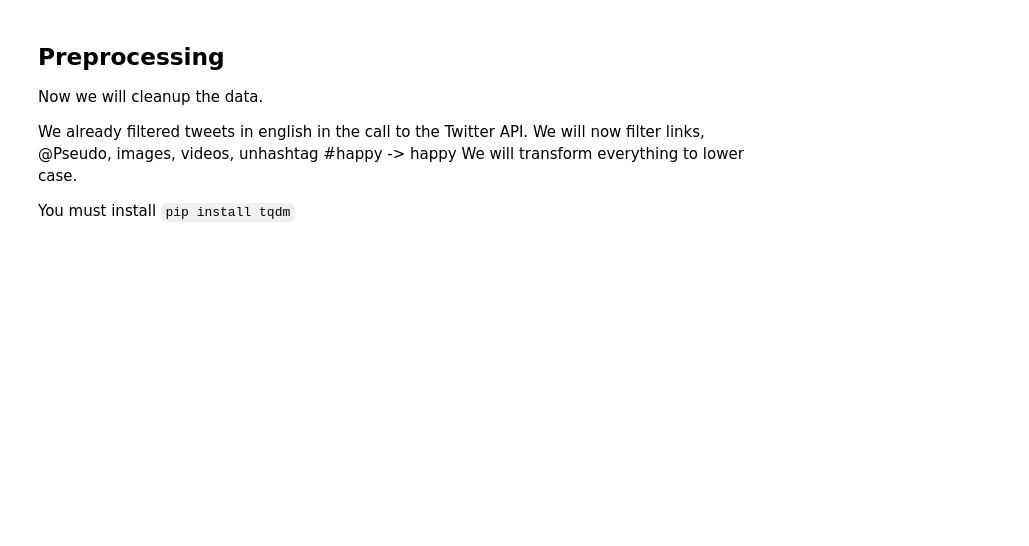
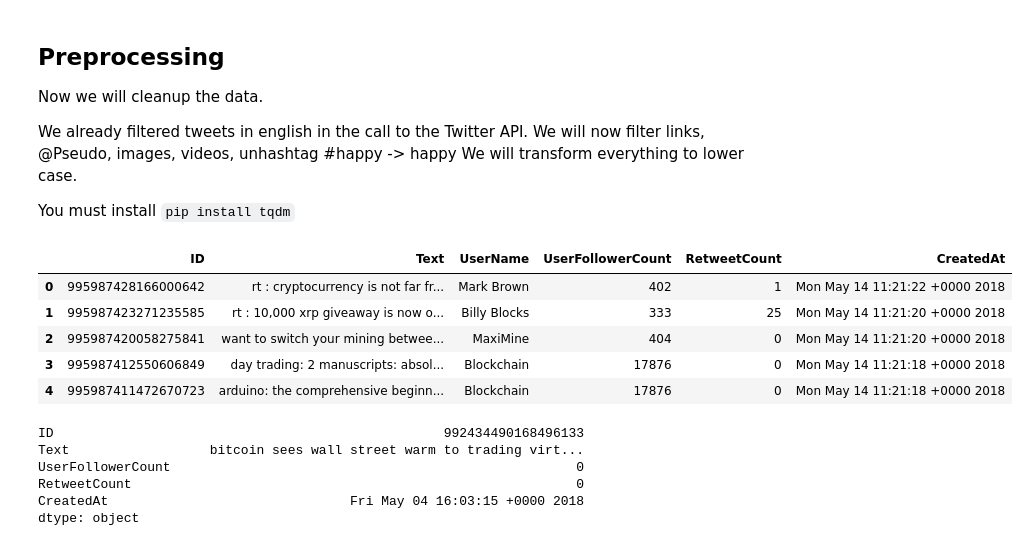
Before and after one commit to Drabble/TwitterSentimentAndCryptocurrencies, a Jupyter notebook: TwitterExtraction.ipynb, the cells around one changed output. Cells and saved outputs as stored; diff of their text form; code cells hidden in the pictures; blank space fills up the shorter version.

```diff
--- a/TwitterExtraction.ipynb
+++ b/TwitterExtraction.ipynb
@@ -91,0 +91,19 @@ d
+# %%
+df_clean = pd.read_csv('tweets_clean.csv')
+df_clean.head(5)
+# %% [output]
+|  | ID | Text | UserName | UserFollowerCount | RetweetCount | CreatedAt |
+| 0 | 995987428166000642 | rt : cryptocurrency is not far fr... | Mark Brown | 402 | 1 | Mon May 14 11:21:22 +0000 2018 |
+| 1 | 995987423271235585 | rt : 10,000 xrp giveaway is now o... | Billy Blocks | 333 | 25 | Mon May 14 11:21:20 +0000 2018 |
+| 2 | 995987420058275841 | want to switch your mining betwee... | MaxiMine | 404 | 0 | Mon May 14 11:21:20 +0000 2018 |
+| 3 | 995987412550606849 | day trading: 2 manuscripts: absol... | Blockchain | 17876 | 0 | Mon May 14 11:21:18 +0000 2018 |
+| 4 | 995987411472670723 | arduino: the comprehensive beginn... | Blockchain | 17876 | 0 | Mon May 14 11:21:18 +0000 2018 |
+# %%
+df_clean.min(axis=0)
+# %% [output]
+ID                                                  992434490168496133
+Text                  bitcoin sees wall street warm to trading virt...
+UserFollowerCount                                                    0
+RetweetCount                                                         0
+CreatedAt                               Fri May 04 16:03:15 +0000 2018
+dtype: object
```
Also changed, not shown: parts of 5 cells of this notebook.
